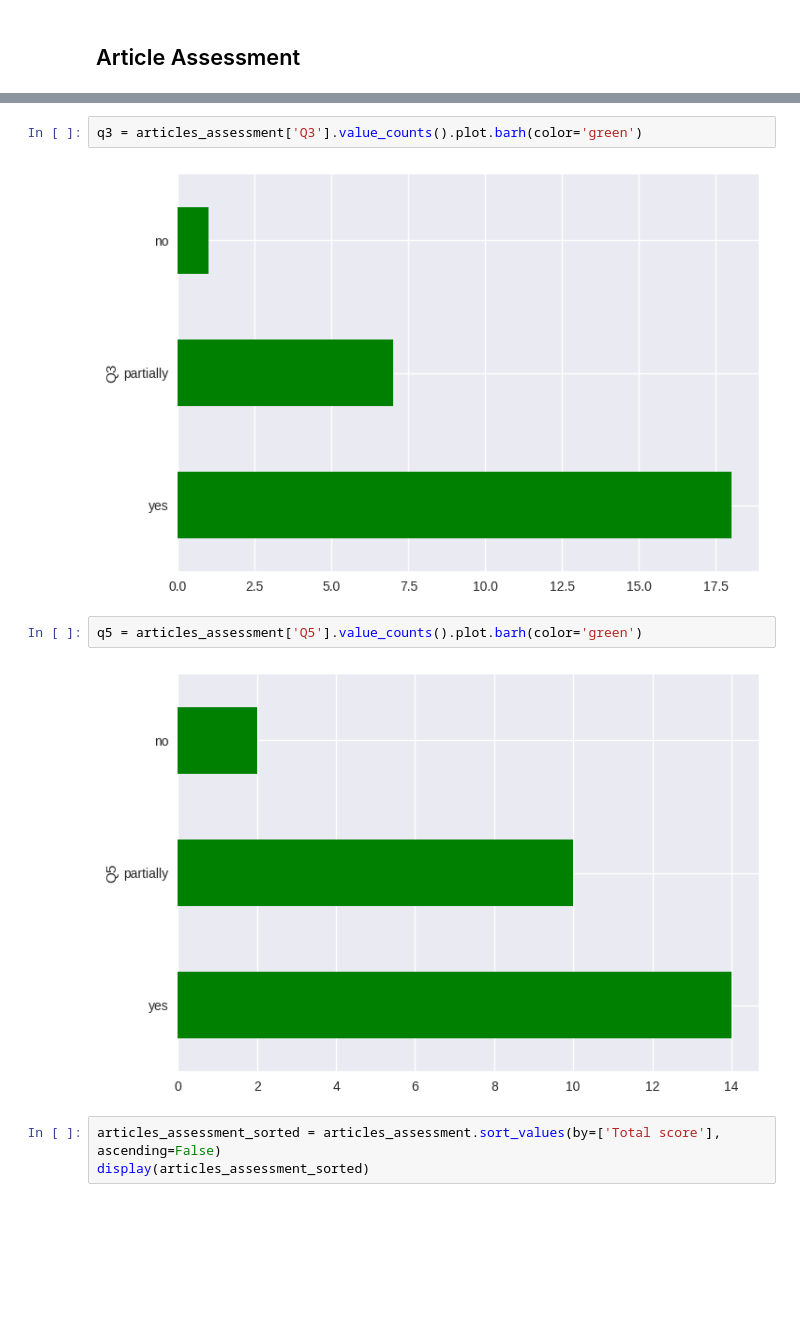
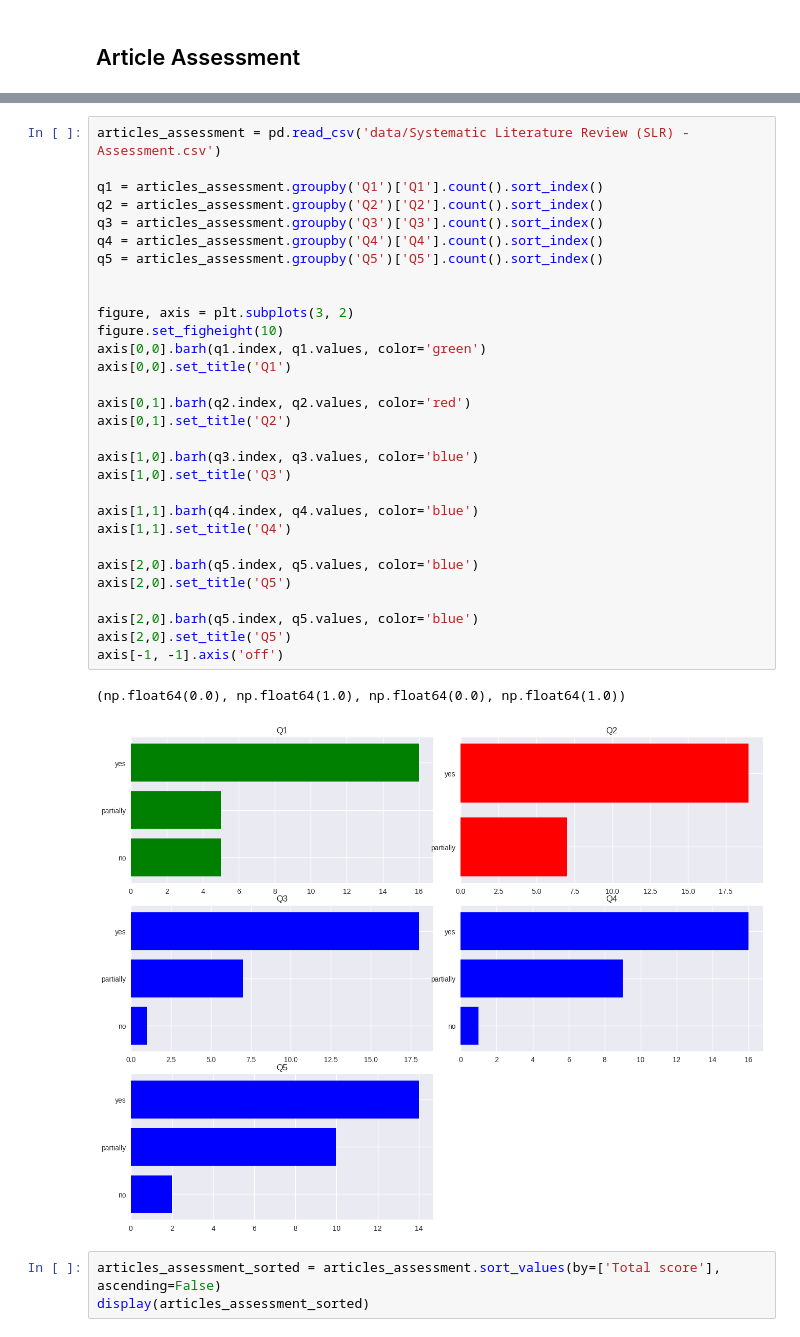
Before and after one commit to danimaniarqsoft/generative-ai-research, a Jupyter notebook: systematic-literature-review/notebook.ipynb, the cells around one changed output, grey strips where cells are left out. Saved outputs shown, nothing was run; the diff lists cells and outputs as text; blank space fills up the shorter version.

```diff
--- a/systematic-literature-review/notebook.ipynb
+++ b/systematic-literature-review/notebook.ipynb
@@ -138,11 +155,36 @@ q2 = articles_assessment['Q2'].value_counts().plot.barh(color='green')
-# %%
-q3 = articles_assessment['Q3'].value_counts().plot.barh(color='green')
-# %% [output]
-[figure, removed]
-# %%
-q5 = articles_assessment['Q5'].value_counts().plot.barh(color='green')
-# %% [output]
-[figure, removed]
+# %%
+articles_assessment = pd.read_csv('data/Systematic Literature Review (SLR) - Assessment.csv')
+
+q1 = articles_assessment.groupby('Q1')['Q1'].count().sort_index()
+q2 = articles_assessment.groupby('Q2')['Q2'].count().sort_index()
+q3 = articles_assessment.groupby('Q3')['Q3'].count().sort_index()
+q4 = articles_assessment.groupby('Q4')['Q4'].count().sort_index()
+q5 = articles_assessment.groupby('Q5')['Q5'].count().sort_index()
+
+
+figure, axis = plt.subplots(3, 2)
+figure.set_figheight(10)
+axis[0,0].barh(q1.index, q1.values, color='green')
+axis[0,0].set_title('Q1')
+
+axis[0,1].barh(q2.index, q2.values, color='red')
+axis[0,1].set_title('Q2')
+
+axis[1,0].barh(q3.index, q3.values, color='blue')
+axis[1,0].set_title('Q3')
+
+axis[1,1].barh(q4.index, q4.values, color='blue')
+axis[1,1].set_title('Q4')
+
+axis[2,0].barh(q5.index, q5.values, color='blue')
+axis[2,0].set_title('Q5')
+
+axis[2,0].barh(q5.index, q5.values, color='blue')
+axis[2,0].set_title('Q5')
+axis[-1, -1].axis('off')
+# %% [output]
+(np.float64(0.0), np.float64(1.0), np.float64(0.0), np.float64(1.0))
+[figure, added]
 # %%
 articles_assessment_sorted = articles_assessment.sort_values(by=['Total score'], ascending=False)
 display(articles_assessment_sorted)
```
Also changed, not shown: parts of 10 cells of this notebook, 2 other files.
